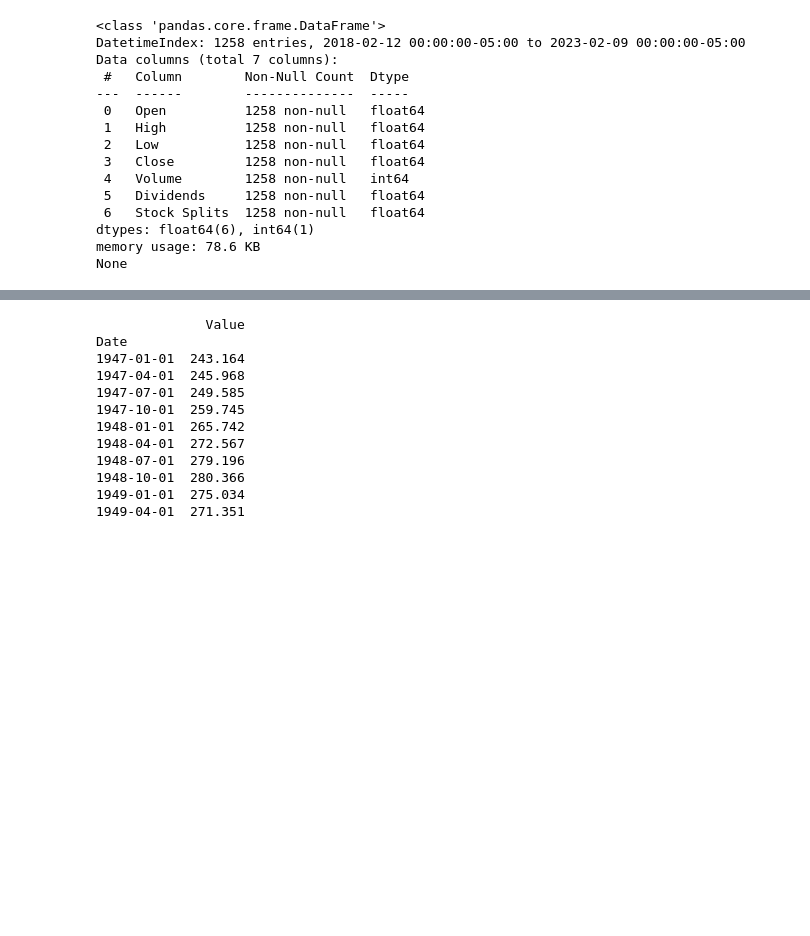
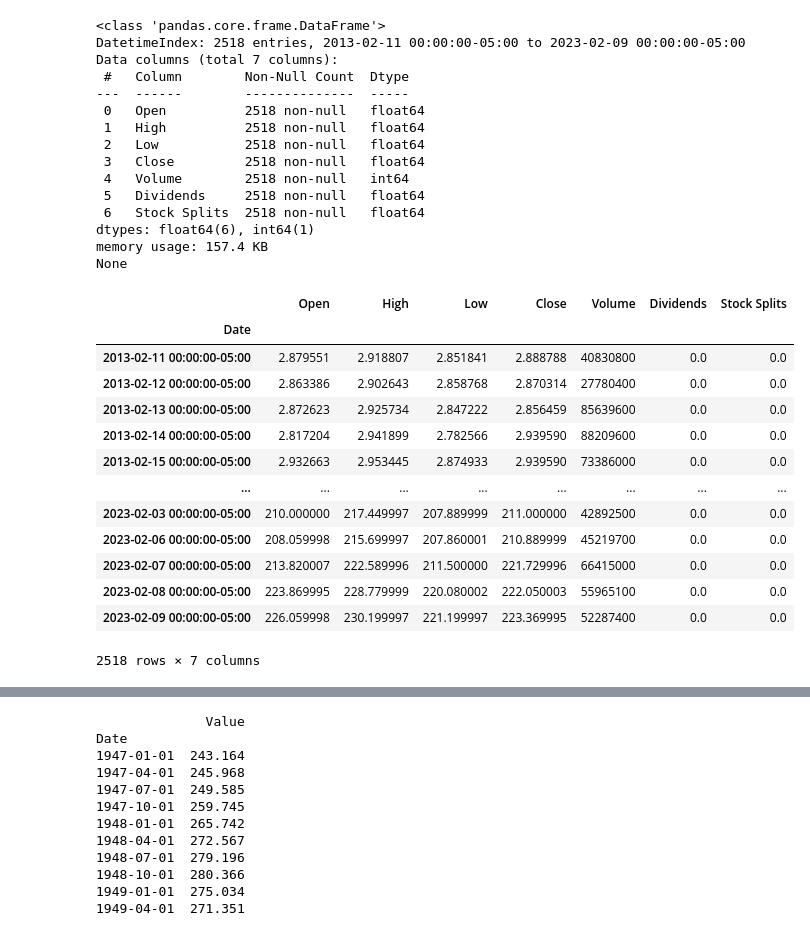
Before and after one commit to ziyunxiao/stock_training, a Jupyter notebook: stock_data.ipynb, the cells around one changed output, grey strips where cells are left out. Drawn from its saved outputs; the diff is of its cells as text; code cells hidden in the pictures; blank space fills up the shorter version.

```diff
--- a/stock_data.ipynb
+++ b/stock_data.ipynb
@@ -12,22 +14,38 @@ ModuleNotFoundError: No module named 'Crypto'
 # %%
 import yfinance as yf
 # Request historical data for past 5 years
-data = yf.Ticker("NVDA").history(period='5y')
+data = yf.Ticker("NVDA").history(period='10y')
 # Show info
 print(data.info())
+
+data
 # %% [output]
 <class 'pandas.core.frame.DataFrame'>
-DatetimeIndex: 1258 entries, 2018-02-12 00:00:00-05:00 to 2023-02-09 00:00:00-05:00
+DatetimeIndex: 2518 entries, 2013-02-11 00:00:00-05:00 to 2023-02-09 00:00:00-05:00
 Data columns (total 7 columns):
  #   Column        Non-Null Count  Dtype
 ---  ------        --------------  -----
- 0   Open          1258 non-null   float64
- 1   High          1258 non-null   float64
- 2   Low           1258 non-null   float64
- 3   Close         1258 non-null   float64
- 4   Volume        1258 non-null   int64
- 5   Dividends     1258 non-null   float64
- 6   Stock Splits  1258 non-null   float64
+ 0   Open          2518 non-null   float64
+ 1   High          2518 non-null   float64
+ 2   Low           2518 non-null   float64
+ 3   Close         2518 non-null   float64
+ 4   Volume        2518 non-null   int64
+ 5   Dividends     2518 non-null   float64
+ 6   Stock Splits  2518 non-null   float64
 dtypes: float64(6), int64(1)
-memory usage: 78.6 KB
+memory usage: 157.4 KB
 None
+|  | Open | High | Low | Close | Volume | Dividends | Stock Splits |
+| Date |  |  |  |  |  |  |  |
+| 2013-02-11 00:00:00-05:00 | 2.879551 | 2.918807 | 2.851841 | 2.888788 | 40830800 | 0.0 | 0.0 |
+| 2013-02-12 00:00:00-05:00 | 2.863386 | 2.902643 | 2.858768 | 2.870314 | 27780400 | 0.0 | 0.0 |
+| 2013-02-13 00:00:00-05:00 | 2.872623 | 2.925734 | 2.847222 | 2.856459 | 85639600 | 0.0 | 0.0 |
+| 2013-02-14 00:00:00-05:00 | 2.817204 | 2.941899 | 2.782566 | 2.939590 | 88209600 | 0.0 | 0.0 |
+| 2013-02-15 00:00:00-05:00 | 2.932663 | 2.953445 | 2.874933 | 2.939590 | 73386000 | 0.0 | 0.0 |
+| ... | ... | ... | ... | ... | ... | ... | ... |
+| 2023-02-03 00:00:00-05:00 | 210.000000 | 217.449997 | 207.889999 | 211.000000 | 42892500 | 0.0 | 0.0 |
+| 2023-02-06 00:00:00-05:00 | 208.059998 | 215.699997 | 207.860001 | 210.889999 | 45219700 | 0.0 | 0.0 |
+| 2023-02-07 00:00:00-05:00 | 213.820007 | 222.589996 | 211.500000 | 221.729996 | 66415000 | 0.0 | 0.0 |
+| 2023-02-08 00:00:00-05:00 | 223.869995 | 228.779999 | 220.080002 | 222.050003 | 55965100 | 0.0 | 0.0 |
+| 2023-02-09 00:00:00-05:00 | 226.059998 | 230.199997 | 221.199997 | 223.369995 | 52287400 | 0.0 | 0.0 |
+2518 rows × 7 columns
```
Also changed, not shown: parts of 3 cells of this notebook, 7 other files.
